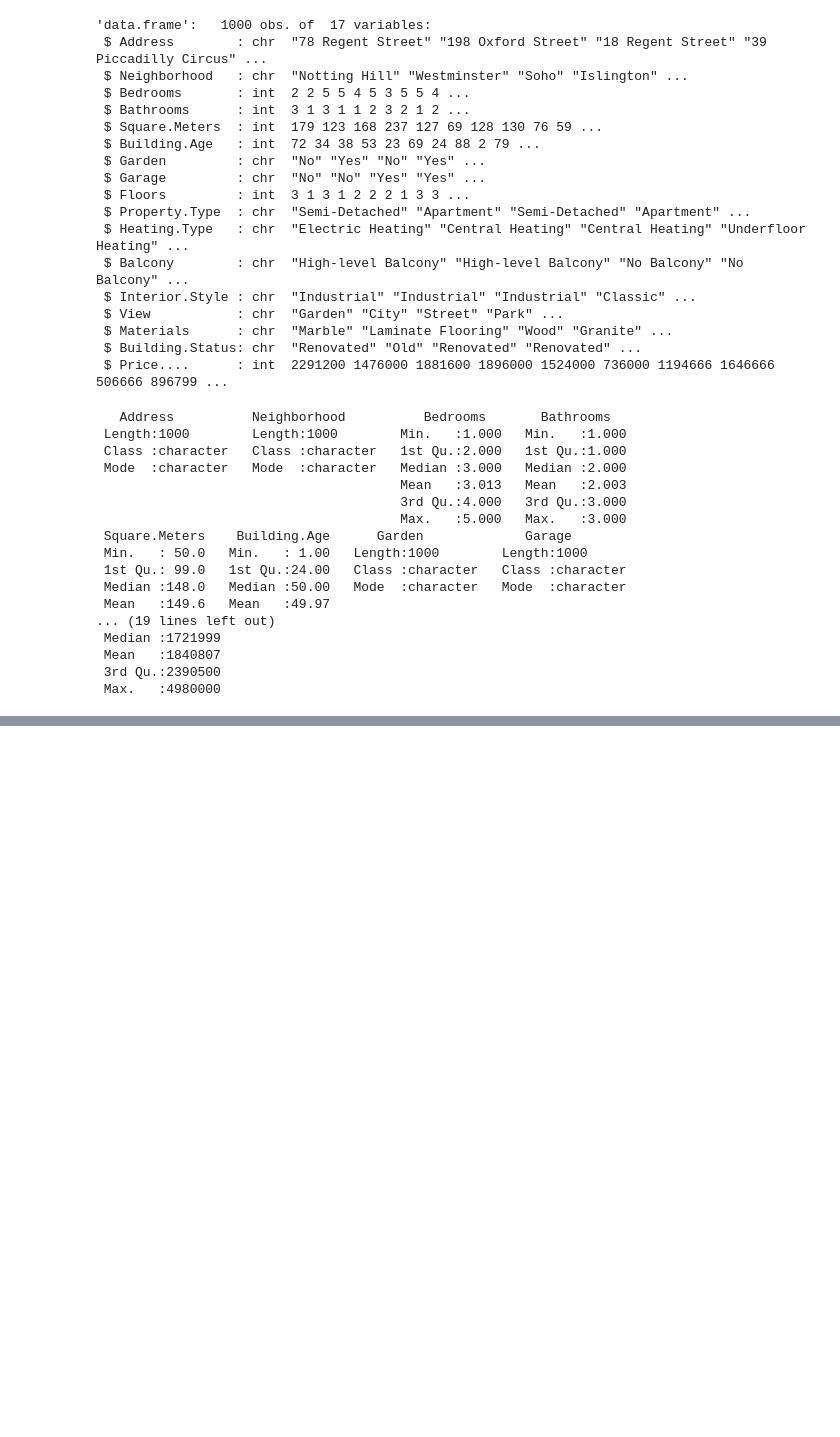
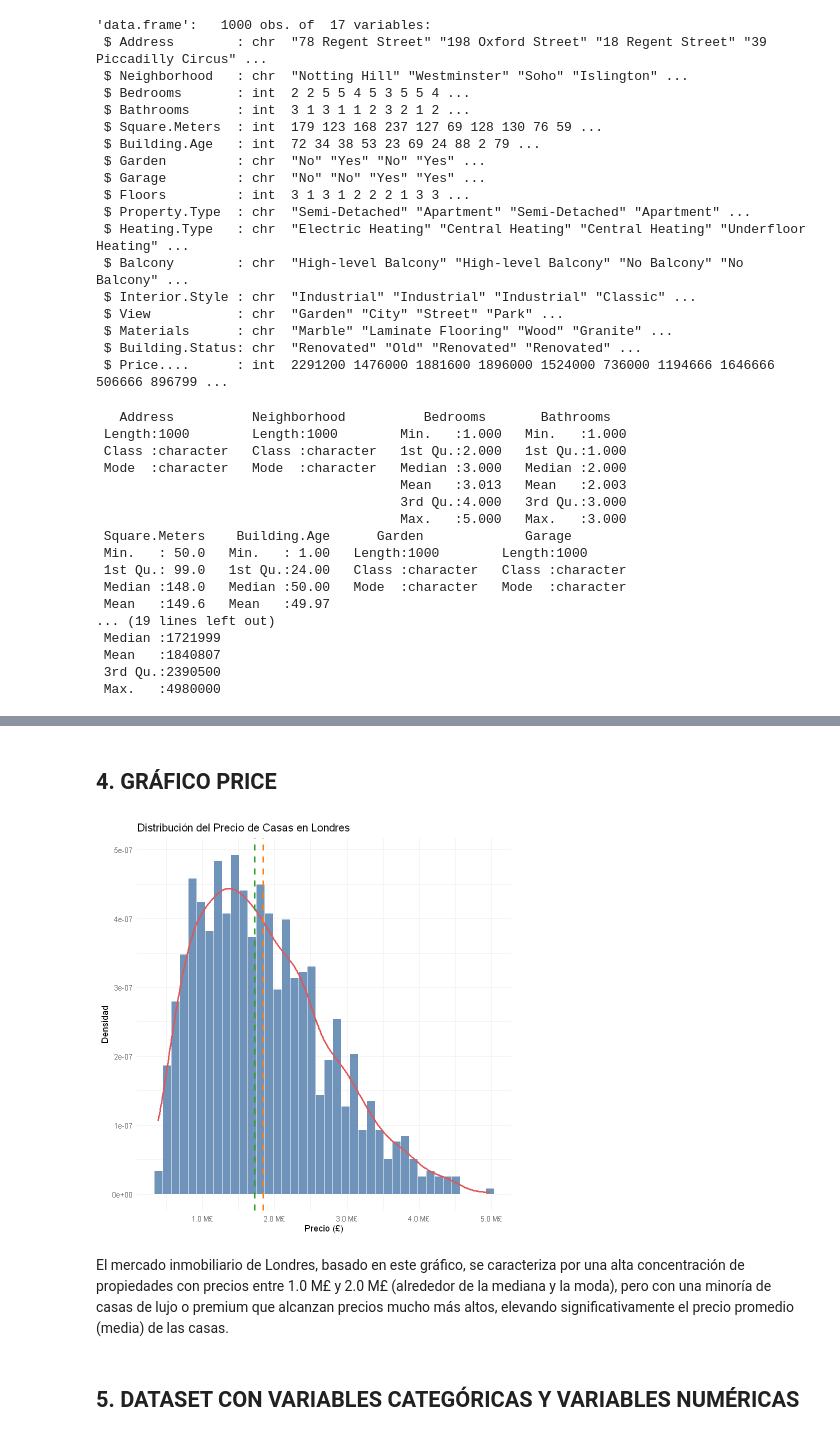
Before and after one commit to carlxngel/entregable-2-Houses-in-london, a Jupyter notebook: Entregable 2 - Houses in London (3).ipynb, the cells around one changed output, grey strips where cells are left out. Cells and saved outputs as stored; diff of their text form; code cells hidden in the pictures; blank space fills up the shorter version.

```diff
--- a/Entregable 2 - Houses in London (3).ipynb
+++ b/Entregable 2 - Houses in London (3).ipynb
@@ -54,6 +86,6 @@ theme_set(theme_minimal() +
 # %%
 # 1. Carga del dataset
-london_houses <- read.csv("C:/Users/cmoli/OneDrive/Escritorio/london_houses.csv")
+london_houses <- read.csv("london_houses.csv")
 head(london_houses)
 # %% [output]
 A data.frame: 6 × 17
@@ -107,0 +172,28 @@ summary(london_houses)
+# %% [markdown]
+## 4. GRÁFICO PRICE
+# %%
+# 4. Distribución de la variable de interés Price
+library(scales)
+
+price_mean   <- mean(london_houses$Price, na.rm = TRUE)
+price_median <- median(london_houses$Price, na.rm = TRUE)
+p99          <- quantile(london_houses$Price, 0.99, na.rm = TRUE)
+
+# Histograma con densidad, líneas de media y mediana, y recorte al p99 para ver mejor la forma
+ggplot(london_houses, aes(x = Price)) +
+  geom_histogram(aes(y = ..density..), bins = 40, fill = "#4C78A8", color = "white", alpha = 0.8) +
+  geom_density(color = "#E15759", size = 1) +
+  geom_vline(xintercept = price_median, color = "#2CA02C", linetype = "dashed", size = 1) +
+  geom_vline(xintercept = price_mean,   color = "#FF7F0E", linetype = "dashed", size = 1) +
+  annotate("text", x = price_median, y = Inf, label = "Mediana", vjust = -0.5, color = "#2CA02C", size = 4) +
+  annotate("text", x = price_mean,   y = Inf, label = "Media",   vjust = -0.5, color = "#FF7F0E", size = 4) +
+  labs(title = "Distribución del Precio de Casas en Londres",
+       x = "Precio (£)", y = "Densidad") +
+  scale_x_continuous(labels = label_number(scale_cut = cut_si("£"), accuracy = 0.1)) +
+  theme_minimal()
+# %% [output]
+[figure, added]
+# %% [markdown]
+El mercado inmobiliario de Londres, basado en este gráfico, se caracteriza por una alta concentración de propiedades con precios entre 1.0 M£ y 2.0 M£ (alrededor de la mediana y la moda), pero con una minoría de casas de lujo o premium que alcanzan precios mucho más altos, elevando significativamente el precio promedio (media) de las casas.
+# %% [markdown]
+## 5. DATASET CON VARIABLES CATEGÓRICAS Y VARIABLES NUMÉRICAS
```
Also changed, not shown: parts of 26 cells of this notebook.
